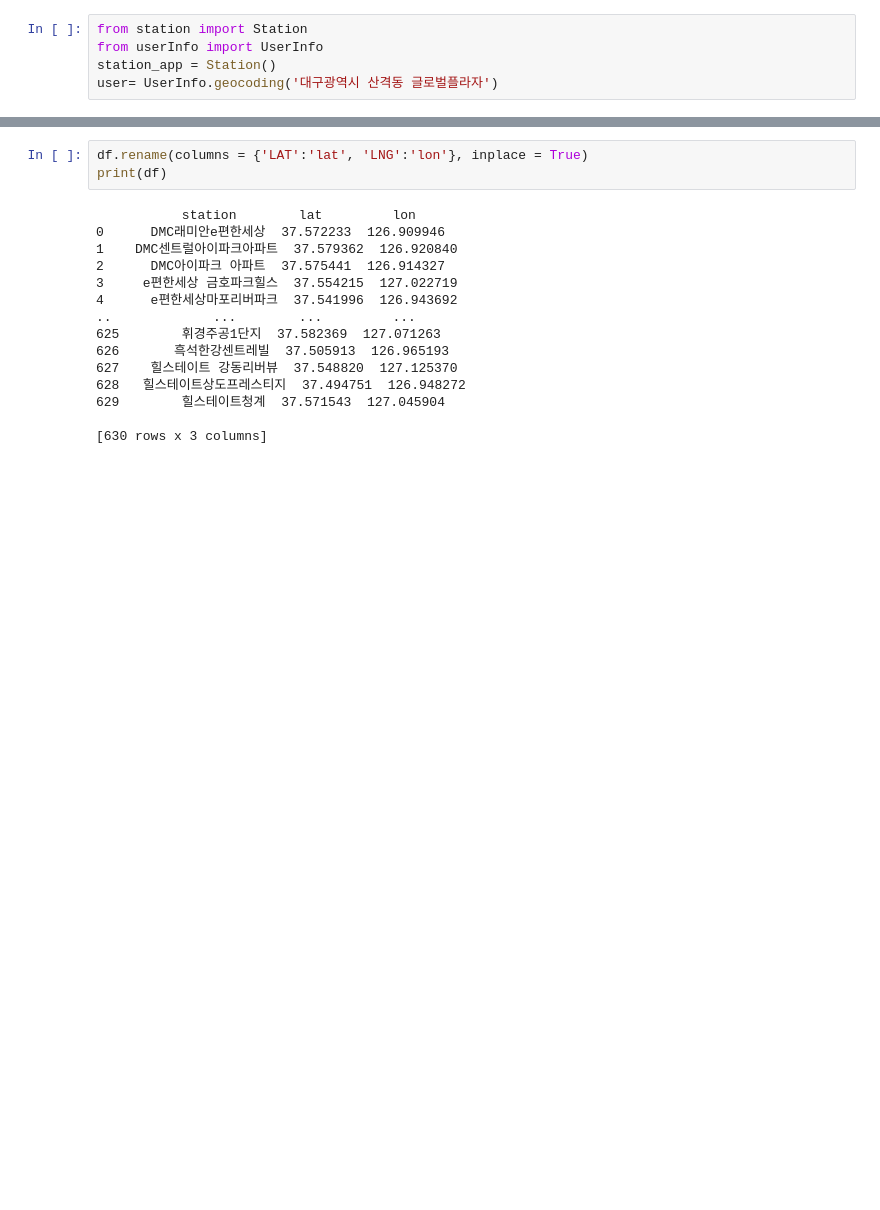
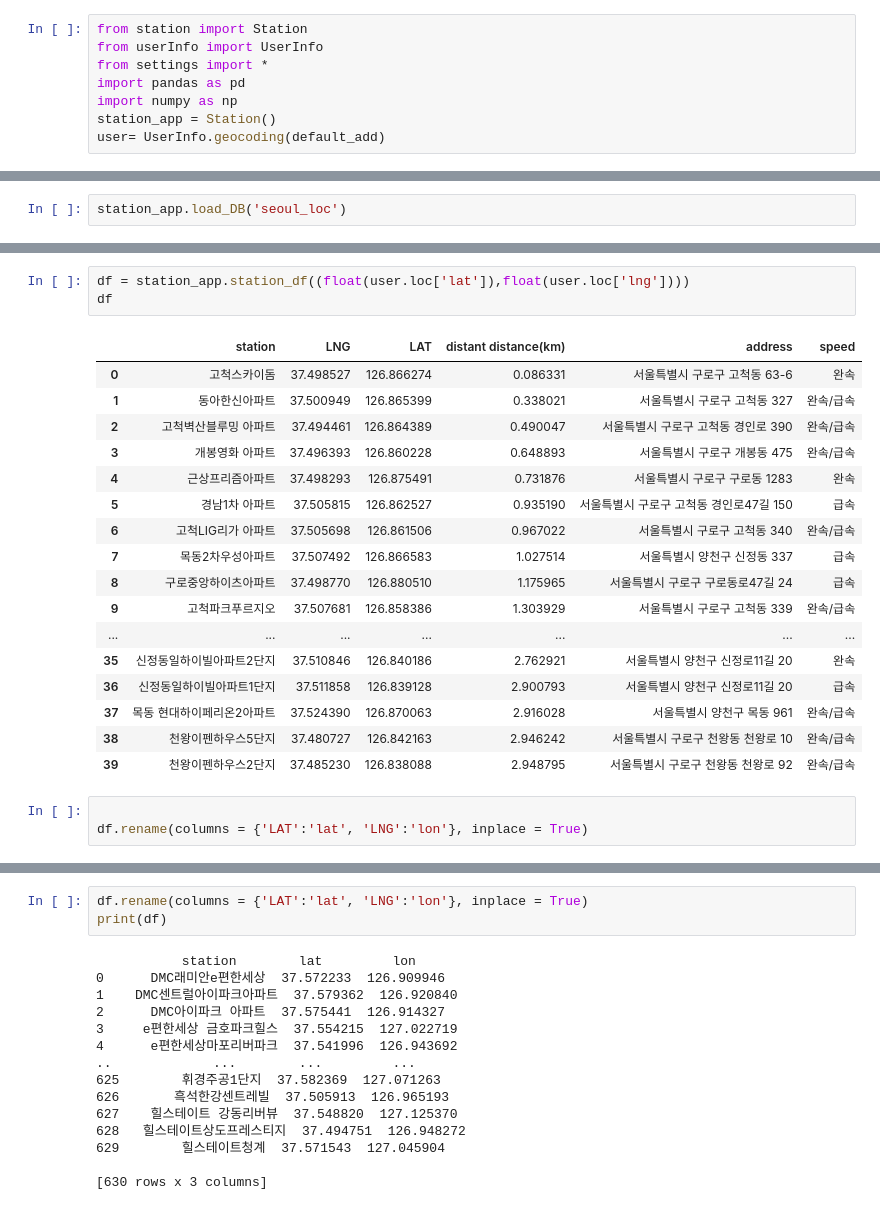
Before and after one commit to knudatascientists/Team3_stair, a Jupyter notebook: Electric_Automobile/test.ipynb, the cells around one changed output, grey strips where cells are left out. Saved outputs shown, nothing was run; the diff lists cells and outputs as text; blank space fills up the shorter version.

```diff
--- a/Electric_Automobile/test.ipynb
+++ b/Electric_Automobile/test.ipynb
@@ -1,5 +1,8 @@
 # %%
 from station import Station
 from userInfo import UserInfo
+from settings import *
+import pandas as pd
+import numpy as np
 station_app = Station()
-user= UserInfo.geocoding('대구광역시 산격동 글로벌플라자')
+user= UserInfo.geocoding(default_add)
@@ -5,0 +13,2 @@ user= UserInfo.geocoding('대구광역시 산격동 글로벌플라자')
+# %%
+station_app.load_DB('seoul_loc')
@@ -5,0 +29,24 @@ user= UserInfo.geocoding('대구광역시 산격동 글로벌플라자')
+# %%
+df = station_app.station_df((float(user.loc['lat']),float(user.loc['lng'])))
+df
+# %% [output]
+|  | station | LNG | LAT | distant distance(km) | address | speed |
+| 0 | 고척스카이돔 | 37.498527 | 126.866274 | 0.086331 | 서울특별시 구로구 고척동 63-6 | 완속 |
+| 1 | 동아한신아파트 | 37.500949 | 126.865399 | 0.338021 | 서울특별시 구로구 고척동 327 | 완속/급속 |
+| 2 | 고척벽산블루밍 아파트 | 37.494461 | 126.864389 | 0.490047 | 서울특별시 구로구 고척동 경인로 390 | 완속/급속 |
+| 3 | 개봉영화 아파트 | 37.496393 | 126.860228 | 0.648893 | 서울특별시 구로구 개봉동 475 | 완속/급속 |
+| 4 | 근상프리즘아파트 | 37.498293 | 126.875491 | 0.731876 | 서울특별시 구로구 구로동 1283 | 완속 |
+| 5 | 경남1차 아파트 | 37.505815 | 126.862527 | 0.935190 | 서울특별시 구로구 고척동 경인로47길 150 | 급속 |
+| 6 | 고척LIG리가 아파트 | 37.505698 | 126.861506 | 0.967022 | 서울특별시 구로구 고척동 340 | 완속/급속 |
+| 7 | 목동2차우성아파트 | 37.507492 | 126.866583 | 1.027514 | 서울특별시 양천구 신정동 337 | 급속 |
+| 8 | 구로중앙하이츠아파트 | 37.498770 | 126.880510 | 1.175965 | 서울특별시 구로구 구로동로47길 24 | 급속 |
+| 9 | 고척파크푸르지오 | 37.507681 | 126.858386 | 1.303929 | 서울특별시 구로구 고척동 339 | 완속/급속 |
+| ... | ... | ... | ... | ... | ... | ... |
+| 35 | 신정동일하이빌아파트2단지 | 37.510846 | 126.840186 | 2.762921 | 서울특별시 양천구 신정로11길 20 | 완속 |
+| 36 | 신정동일하이빌아파트1단지 | 37.511858 | 126.839128 | 2.900793 | 서울특별시 양천구 신정로11길 20 | 급속 |
+| 37 | 목동 현대하이페리온2아파트 | 37.524390 | 126.870063 | 2.916028 | 서울특별시 양천구 목동 961 | 완속/급속 |
+| 38 | 천왕이펜하우스5단지 | 37.480727 | 126.842163 | 2.946242 | 서울특별시 구로구 천왕동 천왕로 10 | 완속/급속 |
+| 39 | 천왕이펜하우스2단지 | 37.485230 | 126.838088 | 2.948795 | 서울특별시 구로구 천왕동 천왕로 92 | 완속/급속 |
+# %%
+
+df.rename(columns = {'LAT':'lat', 'LNG':'lon'}, inplace = True)
```
Also changed, not shown: parts of 8 cells of this notebook, 2 other files.
